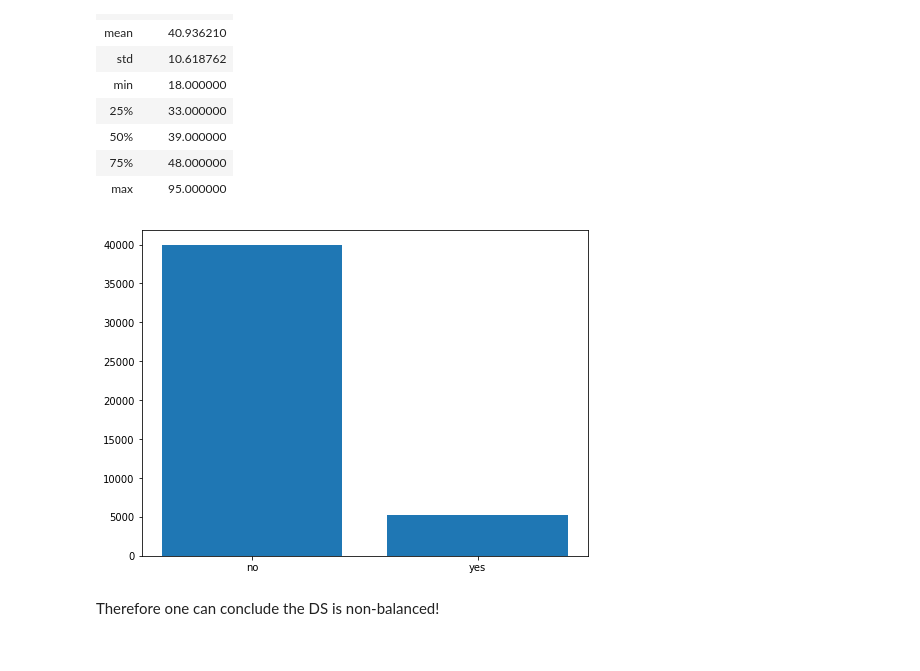
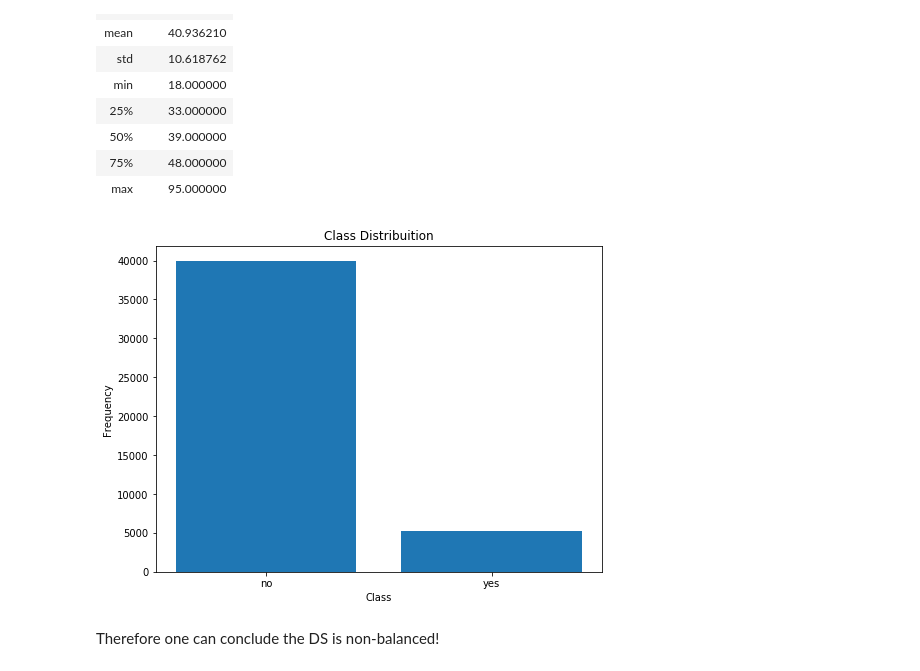
Before and after one commit to luis99fonseca/ED, a Jupyter notebook: ED - project01.ipynb, the cells around one changed output. Saved outputs shown, nothing was run; the diff lists cells and outputs as text; code cells hidden in the pictures.

```diff
--- a/ED - project01.ipynb
+++ b/ED - project01.ipynb
@@ -93,16 +102,19 @@ tempdata.describe()
 # %%
 import matplotlib.pyplot as plt
 import seaborn as sns
 
 %matplotlib inline
 
 data.rename(columns = {'Target': 'y'}, inplace = True)
 
 plt.figure(figsize=(8,6))
 plt.bar(data.y.unique(), data['y'].value_counts())
+plt.ylabel("Frequency")
+plt.xlabel("Class")
+plt.title("Class Distribuition")
 plt.show()
 # %% [output]
-[figure, old version]
+[figure, new version]
 # %% [markdown]
 Therefore one can conclude the DS is non-balanced!
 # %%
```
Also changed, not shown: parts of 36 cells of this notebook.
